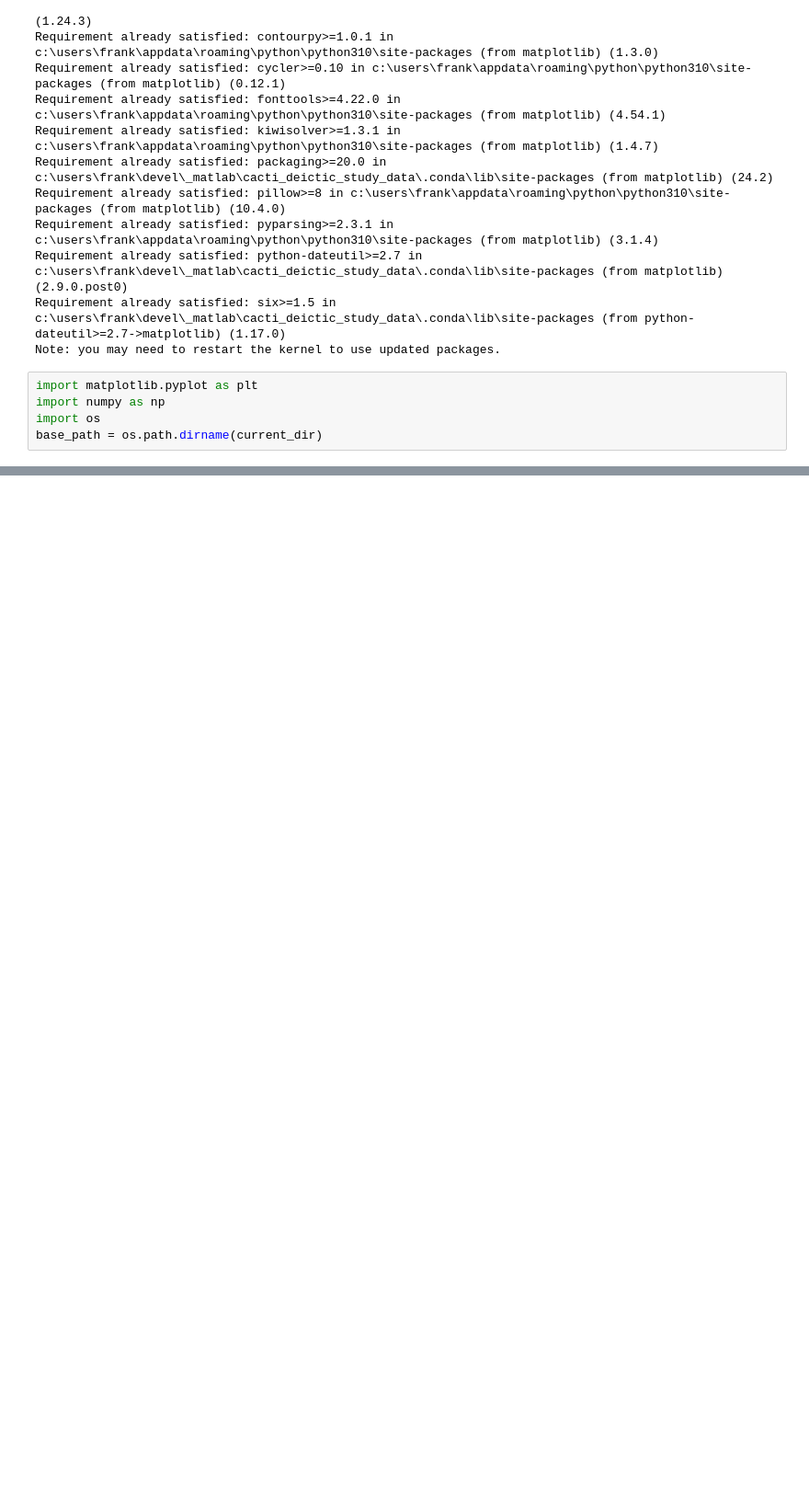
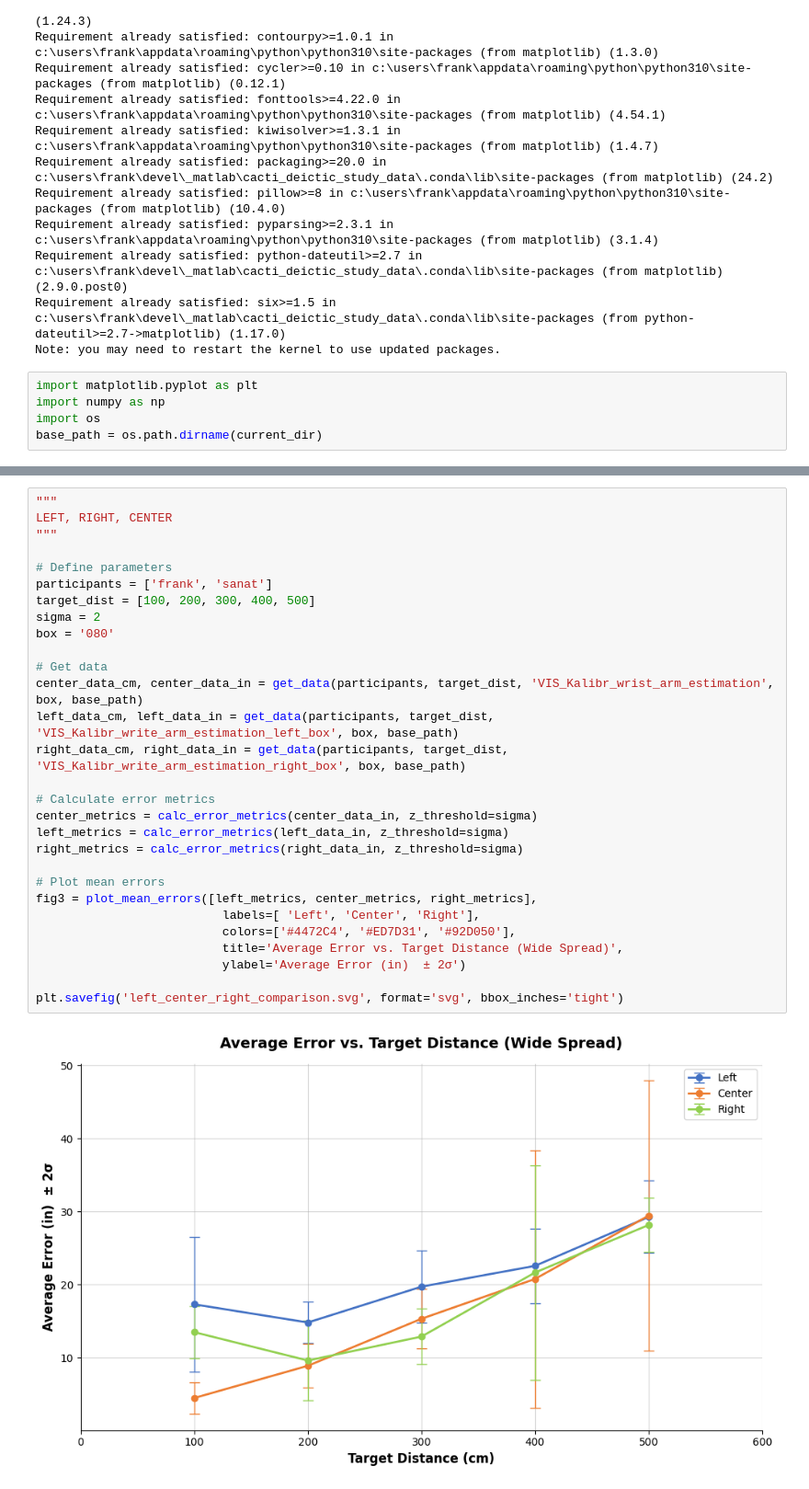
Before and after one commit to frank-Regal/cacti_deictic_study_data, a Jupyter notebook: analysis/2025.03.25_prelim.ipynb, the cells around one changed output, grey strips where cells are left out. Shown at 92% size. Saved outputs shown, nothing was run; the diff lists cells and outputs as text; blank space fills up the shorter version.

```diff
--- a/analysis/2025.03.25_prelim.ipynb
+++ b/analysis/2025.03.25_prelim.ipynb
@@ -172,0 +211,31 @@ plt.errorbar(kalibr_height_metrics['dists'], kalibr_height_metrics['means'], yer
+# %%
+"""
+LEFT, RIGHT, CENTER
+"""
+
+# Define parameters
+participants = ['frank', 'sanat']
+target_dist = [100, 200, 300, 400, 500]
+sigma = 2
+box = '080'
+
+# Get data
+center_data_cm, center_data_in = get_data(participants, target_dist, 'VIS_Kalibr_wrist_arm_estimation', box, base_path)
+left_data_cm, left_data_in = get_data(participants, target_dist, 'VIS_Kalibr_write_arm_estimation_left_box', box, base_path)
+right_data_cm, right_data_in = get_data(participants, target_dist, 'VIS_Kalibr_write_arm_estimation_right_box', box, base_path)
+
+# Calculate error metrics
+center_metrics = calc_error_metrics(center_data_in, z_threshold=sigma)
+left_metrics = calc_error_metrics(left_data_in, z_threshold=sigma)
+right_metrics = calc_error_metrics(right_data_in, z_threshold=sigma)
+
+# Plot mean errors
+fig3 = plot_mean_errors([left_metrics, center_metrics, right_metrics],
+                          labels=[ 'Left', 'Center', 'Right'],
+                          colors=['#4472C4', '#ED7D31', '#92D050'],
+                          title='Average Error vs. Target Distance (Wide Spread)',
+                          ylabel='Average Error (in)  ± 2σ')
+
+plt.savefig('left_center_right_comparison.svg', format='svg', bbox_inches='tight')
+# %% [output]
+[figure, added]
```
Also changed, not shown: parts of 4 cells of this notebook.
